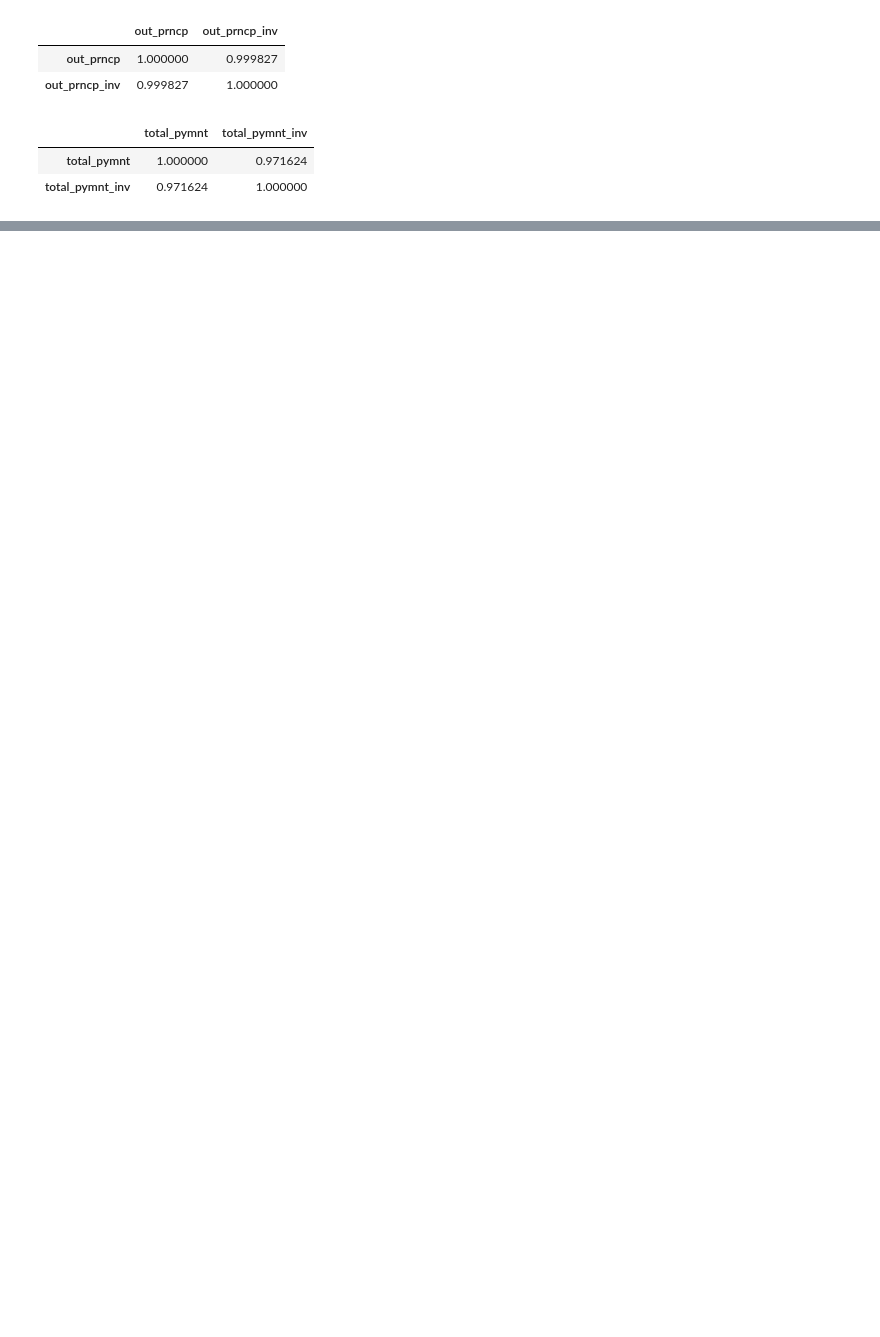
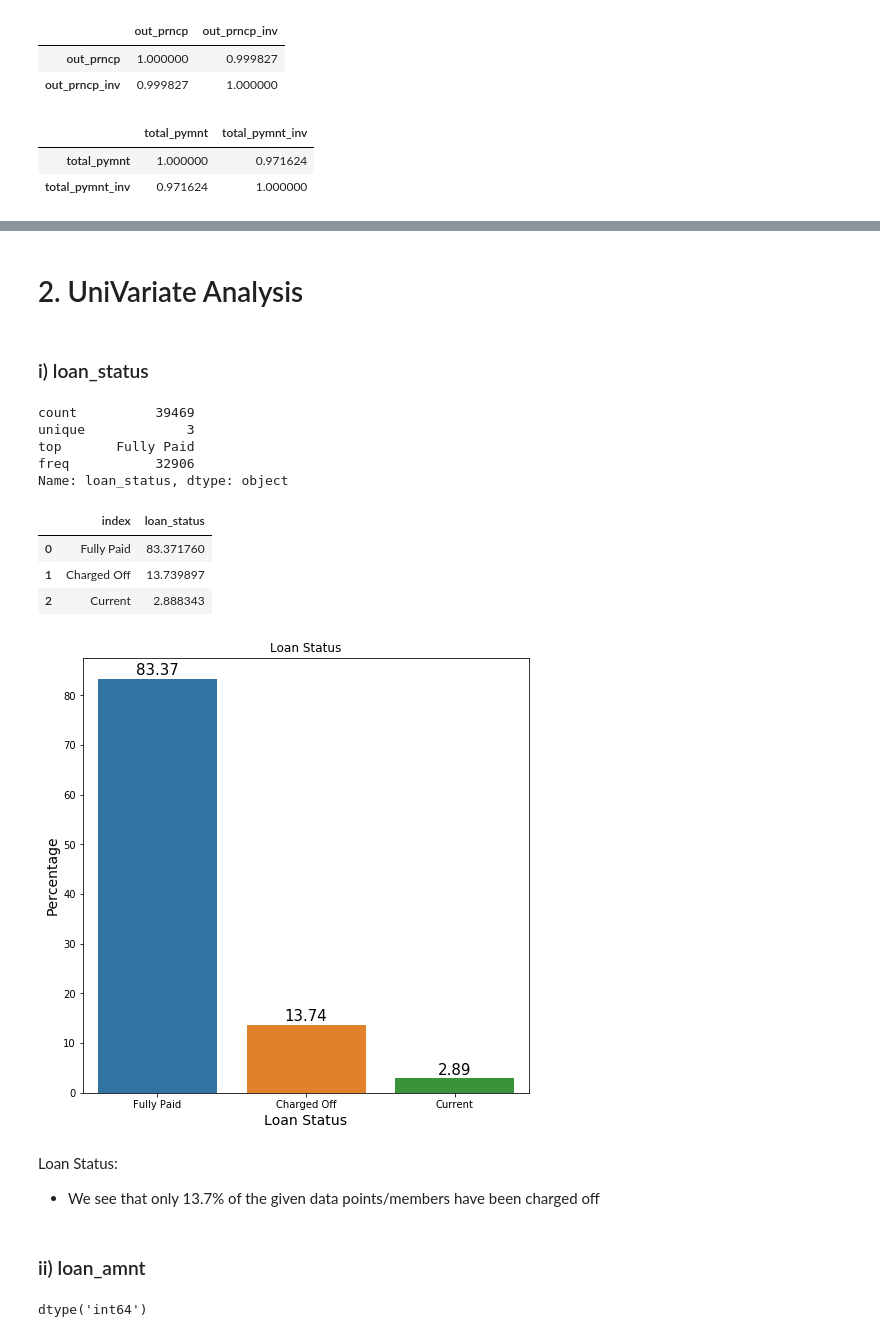
Before and after one commit to sameerg07/LendingClubEDA, a Jupyter notebook: LendingClubEDA.ipynb, the cells around one changed output, grey strips where cells are left out. Drawn from its saved outputs; the diff is of its cells as text; code cells hidden in the pictures; blank space fills up the shorter version.

Commit message:
univariate analysis for first 5 variables

```diff
--- a/LendingClubEDA.ipynb
+++ b/LendingClubEDA.ipynb
@@ -424,0 +488,66 @@ df[['total_pymnt','total_pymnt_inv']].corr(method='pearson')
+# %%
+## saving the cleaned data to a csv for faster reading in future
+df.to_csv("Data/loan_cleaned.csv")
+df = pd.read_csv("Data/loan_cleaned.csv")
+# %% [markdown]
+# 2. UniVariate Analysis
+# %% [markdown]
+### i) loan_status
+# %%
+## Checking loan_status variable
+df.loan_status.describe()
+# %% [output]
+count          39469
+unique             3
+top       Fully Paid
+freq           32906
+Name: loan_status, dtype: object
+# %%
+##get percentage of loans which are defaulted
+loan_status_perc = (100*(df.loan_status.value_counts())/df.shape[0]).to_frame()
+loan_status_perc.reset_index(inplace=True)
+loan_status_perc
+# %% [output]
+|  | index | loan_status |
+| 0 | Fully Paid | 83.371760 |
+| 1 | Charged Off | 13.739897 |
+| 2 | Current | 2.888343 |
+# %%
+# Defining the plot size
+plt.figure(figsize=(8,8))
+
+# Defining the values for x-axis, y-axis
+# and from which datafarme the values are to be picked
+plots = sns.barplot(x="index", y="loan_status", data=loan_status_perc)
+
+# Iterrating over the bars one-by-one
+for bar in plots.patches:
+    plots.annotate(format(bar.get_height(), '.2f'),
+                   (bar.get_x() + bar.get_width() / 2,
+                    bar.get_height()), ha='center', va='center',
+                   size=15, xytext=(0, 8),
+                   textcoords='offset points')
+
+# Setting the label for x-axis
+plt.xlabel("Loan Status", size=14)
+
+# Setting the label for y-axis
+plt.ylabel("Percentage", size=14)
+
+# Setting the title for the graph
+plt.title("Loan Status")
+
+# Fianlly showing the plot
+plt.show()
+# %% [output]
+[figure, added]
+# %% [markdown]
+Loan Status:
+- We see that only 13.7% of the given data points/members have been charged off
+# %% [markdown]
+### ii) loan_amnt
+# %%
+#check datatype
+df.loan_amnt.dtype
+# %% [output]
+dtype('int64')
```
Also changed, not shown: parts of 34 cells of this notebook, 1 other file.
